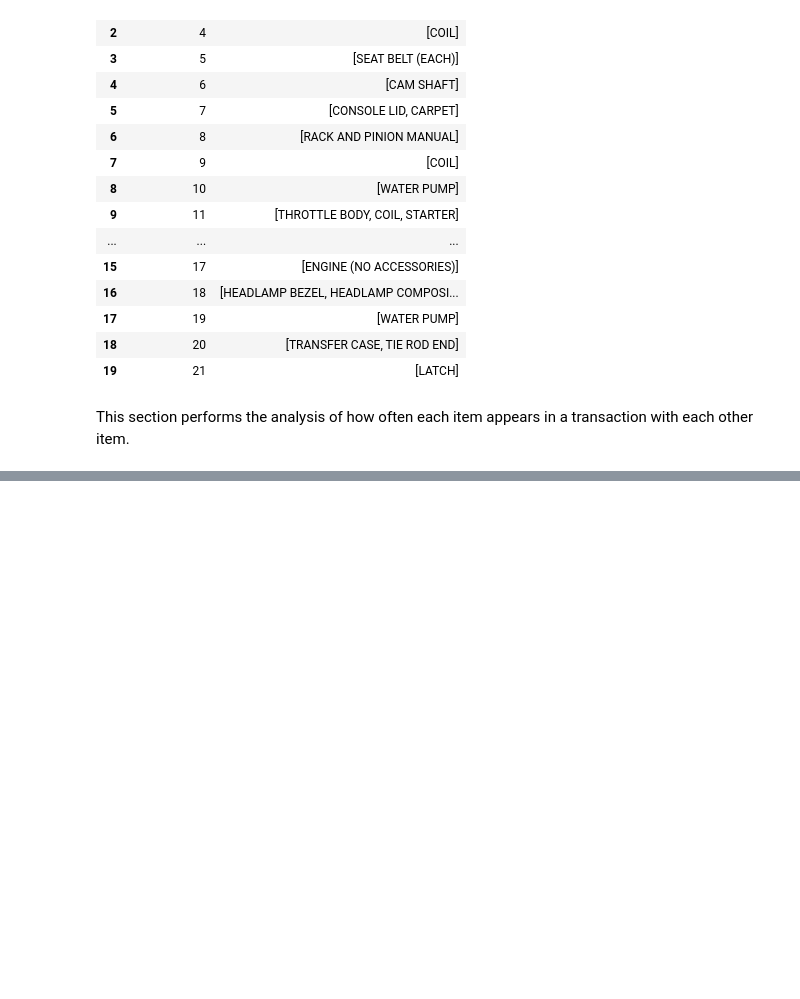
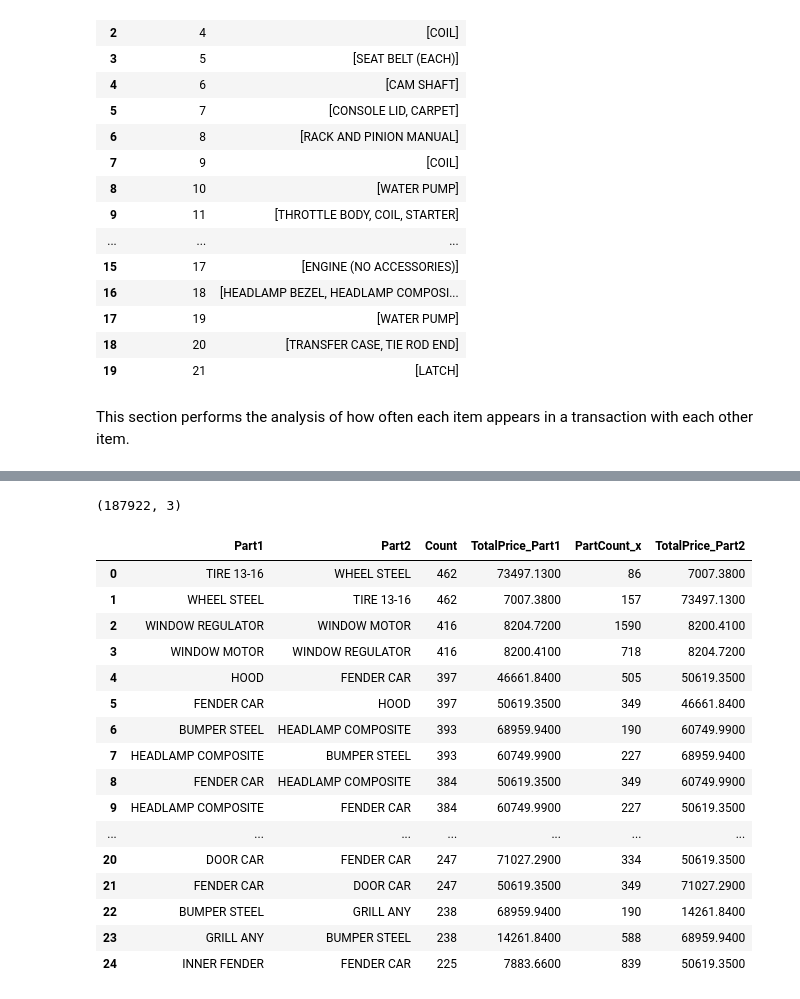
Before and after one commit to serkeno/Salvage-Yard-Analysis, a Jupyter notebook: POS_Transaction_Analysis.ipynb, the cells around one changed output, grey strips where cells are left out. Saved outputs shown, nothing was run; the diff lists cells and outputs as text; code cells hidden in the pictures; blank space fills up the shorter version.

Commit message:
Updated POS_Transaction_Analysis.ipynb to include A/B and B/A Part analysis to show the overlap between part sales.

```diff
--- a/POS_Transaction_Analysis.ipynb
+++ b/POS_Transaction_Analysis.ipynb
@@ -73,4 +74,5 @@ for transaction in transactions:
 comb_df = pd.DataFrame(list(comb_counts.items()), columns=['Combination', 'Count'])
 # %%
 comb_df['Count'] = comb_df['Count'].astype(int) # make sure these are integers so they can be properly sorted
+comb_df = comb_df.sort_values(by="Count", ascending=False).reset_index(drop=True)
 comb_df.to_csv('POS_Transactions_Combinations.csv', index=False)
@@ -76,0 +92,12 @@ comb_df.to_csv('POS_Transactions_Combinations.csv', index=False)
+# %%
+part_count_df = part_count_df[["PartName", "Qty", "UnitPrice"]]
+part_count_df['TotalPrice'] = part_count_df['Qty'] * part_count_df['UnitPrice']
+
+# Count the number of times each PartName appears
+part_count_series = part_count_df['PartName'].value_counts().reset_index()
+
+# Rename the columns to make it clear
+part_count_series.columns = ['PartName', 'PartCount']
+
+# Merge this count back with the original part_count_df if needed
+part_count_df = pd.merge(part_count_df, part_count_series, on='PartName', how='left')
@@ -76,0 +113,3 @@ comb_df.to_csv('POS_Transactions_Combinations.csv', index=False)
+# %%
+grouped_df = part_count_df.groupby('PartName').agg({'TotalPrice': 'sum'}).reset_index()
+grouped_df['PartCount'] = part_count_df['PartCount']
@@ -76,0 +125,51 @@ comb_df.to_csv('POS_Transactions_Combinations.csv', index=False)
+# %%
+# Step 2: Loop through the combo data frame and create copies of each combination as A/B and one as B/A.
+def create_combination_pairs(row):
+    part1, part2 = row['Combination']
+    return pd.DataFrame({
+        'Part1': [part1, part2],
+        'Part2': [part2, part1],
+        'Count': [row['Count'], row['Count']]
+    })
+
+# Apply the function to each row and concatenate the results
+expanded_df = pd.concat(comb_df.apply(create_combination_pairs, axis=1).tolist()).reset_index(drop=True)
+# %%
+expanded_df.shape
+# %% [output]
+(187922, 3)
+# %%
+# Step 3: Match counts of the items sold dataframe to the combo dataframe to produce a ratio for each A/B and B/A record.
+# First merge on Part1
+merged_df_part1 = pd.merge(expanded_df, grouped_df, left_on='Part1', right_on='PartName', how='left')
+merged_df_part1 = merged_df_part1.rename(columns={'Qty': 'Qty_Part1', 'TotalPrice': 'TotalPrice_Part1'})
+
+# Second merge on Part2
+final_merged_df = pd.merge(merged_df_part1, grouped_df, left_on='Part2', right_on='PartName', how='left')
+final_merged_df = final_merged_df.rename(columns={'Qty': 'Qty_Part2', 'TotalPrice': 'TotalPrice_Part2'})
+
+# Remove extra columns
+final_merged_df = final_merged_df.drop(columns=['PartName_x', 'PartName_y', 'PartCount_y'], axis='columns')
+
+# Include part ratio
+
+# Include Average part price
+final_merged_df.head(25)
+# %% [output]
+|  | Part1 | Part2 | Count | TotalPrice_Part1 | PartCount_x | TotalPrice_Part2 |
+| 0 | TIRE 13-16 | WHEEL STEEL | 462 | 73497.1300 | 86 | 7007.3800 |
+| 1 | WHEEL STEEL | TIRE 13-16 | 462 | 7007.3800 | 157 | 73497.1300 |
+| 2 | WINDOW REGULATOR | WINDOW MOTOR | 416 | 8204.7200 | 1590 | 8200.4100 |
+| 3 | WINDOW MOTOR | WINDOW REGULATOR | 416 | 8200.4100 | 718 | 8204.7200 |
+| 4 | HOOD | FENDER CAR | 397 | 46661.8400 | 505 | 50619.3500 |
+| 5 | FENDER CAR | HOOD | 397 | 50619.3500 | 349 | 46661.8400 |
+| 6 | BUMPER STEEL | HEADLAMP COMPOSITE | 393 | 68959.9400 | 190 | 60749.9900 |
+| 7 | HEADLAMP COMPOSITE | BUMPER STEEL | 393 | 60749.9900 | 227 | 68959.9400 |
+| 8 | FENDER CAR | HEADLAMP COMPOSITE | 384 | 50619.3500 | 349 | 60749.9900 |
+| 9 | HEADLAMP COMPOSITE | FENDER CAR | 384 | 60749.9900 | 227 | 50619.3500 |
+| ... | ... | ... | ... | ... | ... | ... |
+| 20 | DOOR CAR | FENDER CAR | 247 | 71027.2900 | 334 | 50619.3500 |
+| 21 | FENDER CAR | DOOR CAR | 247 | 50619.3500 | 349 | 71027.2900 |
+| 22 | BUMPER STEEL | GRILL ANY | 238 | 68959.9400 | 190 | 14261.8400 |
+| 23 | GRILL ANY | BUMPER STEEL | 238 | 14261.8400 | 588 | 68959.9400 |
+| 24 | INNER FENDER | FENDER CAR | 225 | 7883.6600 | 839 | 50619.3500 |
```
Also changed, not shown: parts of 5 cells of this notebook, 2 other files.
